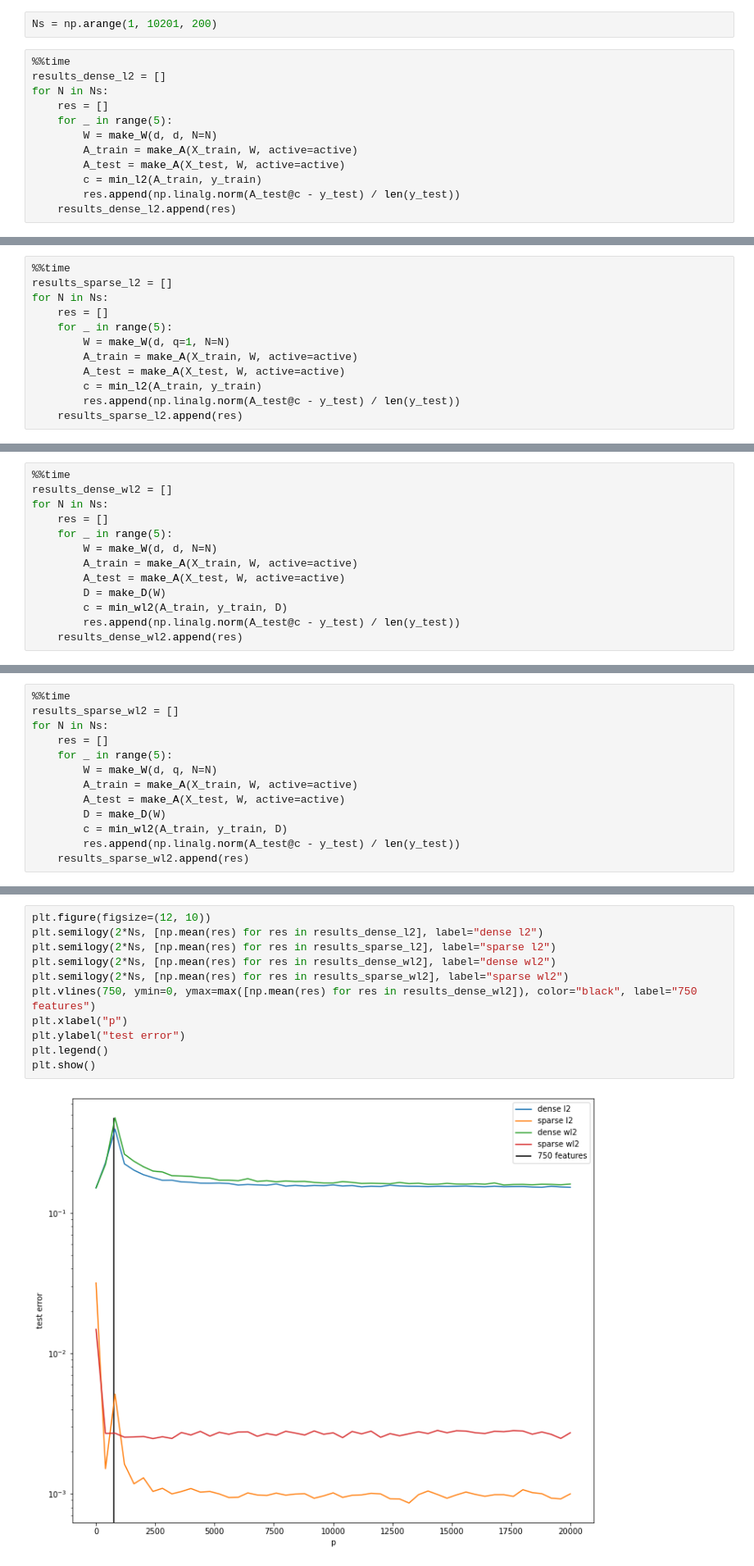
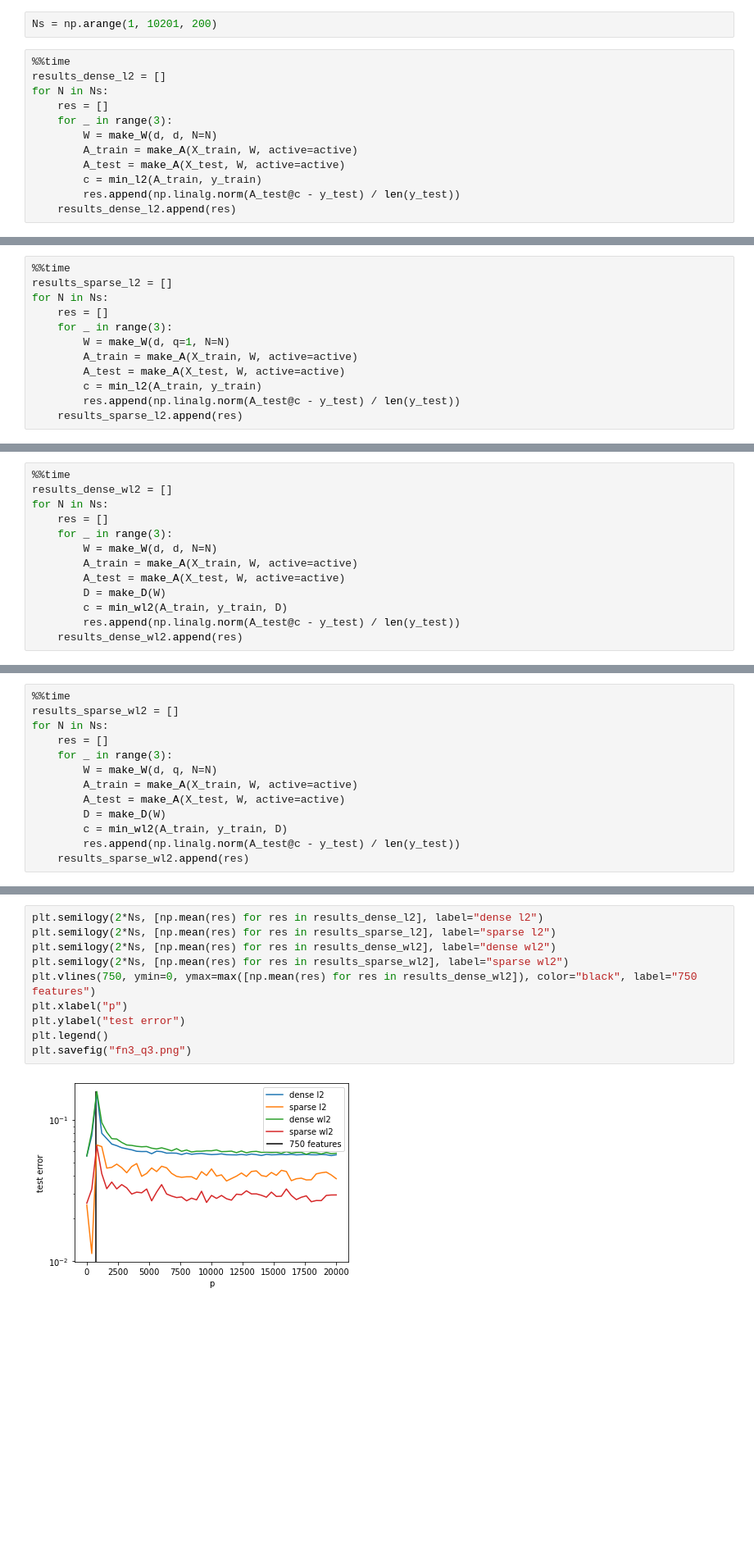
Before and after one commit to rhshi/sparse-rf, a Jupyter notebook: examples/high_dim/norm_sqrt_fourier.ipynb, the cells around one changed output, grey strips where cells are left out. Shown: that part at 82% size. Drawn from its saved outputs; the diff is of its cells as text; blank space fills up the shorter version.

```diff
--- a/examples/high_dim/norm_sqrt_fourier.ipynb
+++ b/examples/high_dim/norm_sqrt_fourier.ipynb
@@ -33,7 +33,7 @@ Ns = np.arange(1, 10201, 200)
 results_dense_l2 = []
 for N in Ns:
     res = []
-    for _ in range(5):
+    for _ in range(3):
         W = make_W(d, d, N=N)
         A_train = make_A(X_train, W, active=active)
         A_test = make_A(X_test, W, active=active)
@@ -48,7 +48,7 @@ Wall time: 8min 3s
 results_sparse_l2 = []
 for N in Ns:
     res = []
-    for _ in range(5):
+    for _ in range(3):
         W = make_W(d, q=1, N=N)
         A_train = make_A(X_train, W, active=active)
         A_test = make_A(X_test, W, active=active)
@@ -63,7 +63,7 @@ Wall time: 7min 27s
 results_dense_wl2 = []
 for N in Ns:
     res = []
-    for _ in range(5):
+    for _ in range(3):
         W = make_W(d, d, N=N)
         A_train = make_A(X_train, W, active=active)
         A_test = make_A(X_test, W, active=active)
@@ -79,7 +79,7 @@ Wall time: 21min 4s
 results_sparse_wl2 = []
 for N in Ns:
     res = []
-    for _ in range(5):
+    for _ in range(3):
         W = make_W(d, q, N=N)
         A_train = make_A(X_train, W, active=active)
         A_test = make_A(X_test, W, active=active)
@@ -139,13 +139,12 @@ plt.show()
 # %%
-plt.figure(figsize=(12, 10))
 plt.semilogy(2*Ns, [np.mean(res) for res in results_dense_l2], label="dense l2")
 plt.semilogy(2*Ns, [np.mean(res) for res in results_sparse_l2], label="sparse l2")
 plt.semilogy(2*Ns, [np.mean(res) for res in results_dense_wl2], label="dense wl2")
 plt.semilogy(2*Ns, [np.mean(res) for res in results_sparse_wl2], label="sparse wl2")
 plt.vlines(750, ymin=0, ymax=max([np.mean(res) for res in results_dense_wl2]), color="black", label="750 features")
 plt.xlabel("p")
 plt.ylabel("test error")
 plt.legend()
-plt.show()
+plt.savefig("fn3_q3.png")
 # %% [output]
-[figure, old version]
+[figure, new version]
```
Also changed, not shown: parts of 12 cells of this notebook, 4 other files.
